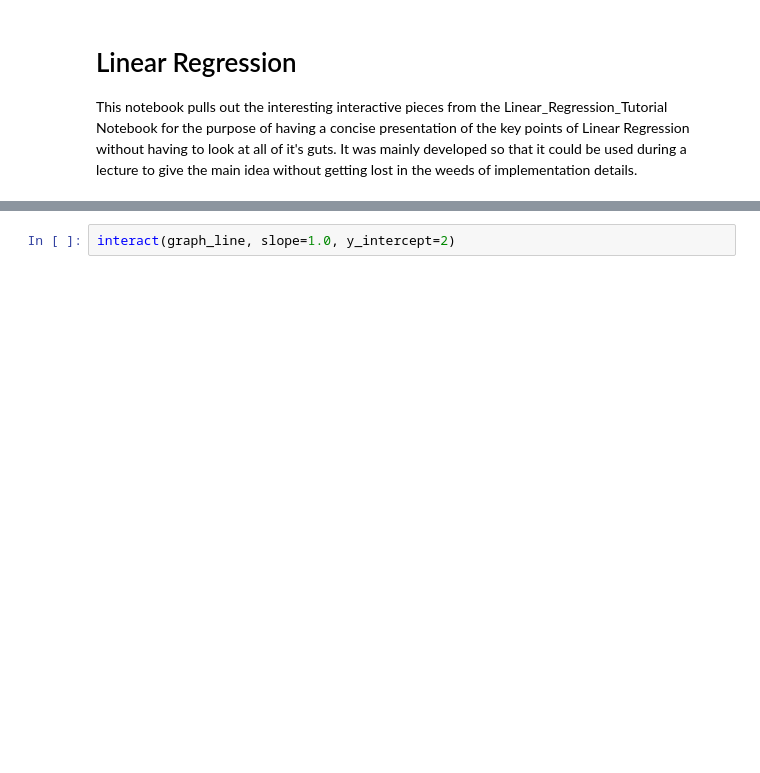
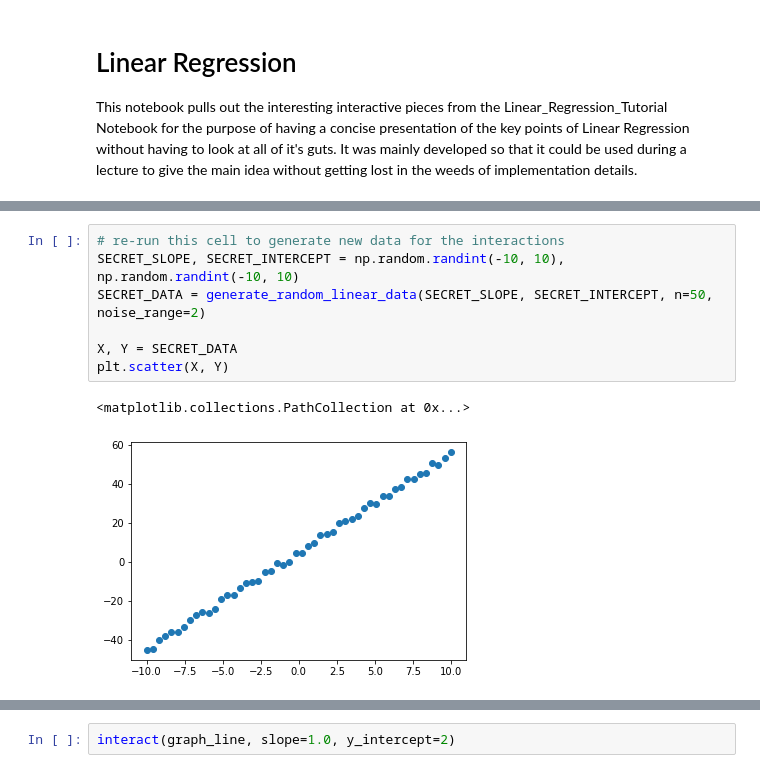
Before and after one commit to spencerWyman/linear_regression_tutorial, a Jupyter notebook: Linear_Regression_Presentation.ipynb, the cells around one changed output, grey strips where cells are left out. Saved outputs shown, nothing was run; the diff lists cells and outputs as text; blank space fills up the shorter version.

```diff
--- a/Linear_Regression_Presentation.ipynb
+++ b/Linear_Regression_Presentation.ipynb
@@ -34,0 +43,10 @@ This notebook pulls out the interesting interactive pieces from the Linear_Regre
+# %%
+# re-run this cell to generate new data for the interactions
+SECRET_SLOPE, SECRET_INTERCEPT = np.random.randint(-10, 10), np.random.randint(-10, 10)
+SECRET_DATA = generate_random_linear_data(SECRET_SLOPE, SECRET_INTERCEPT, n=50, noise_range=2)
+
+X, Y = SECRET_DATA
+plt.scatter(X, Y)
+# %% [output]
+<matplotlib.collections.PathCollection at 0x...>
+[figure, added]
```
Also changed, not shown: parts of 17 cells of this notebook.
